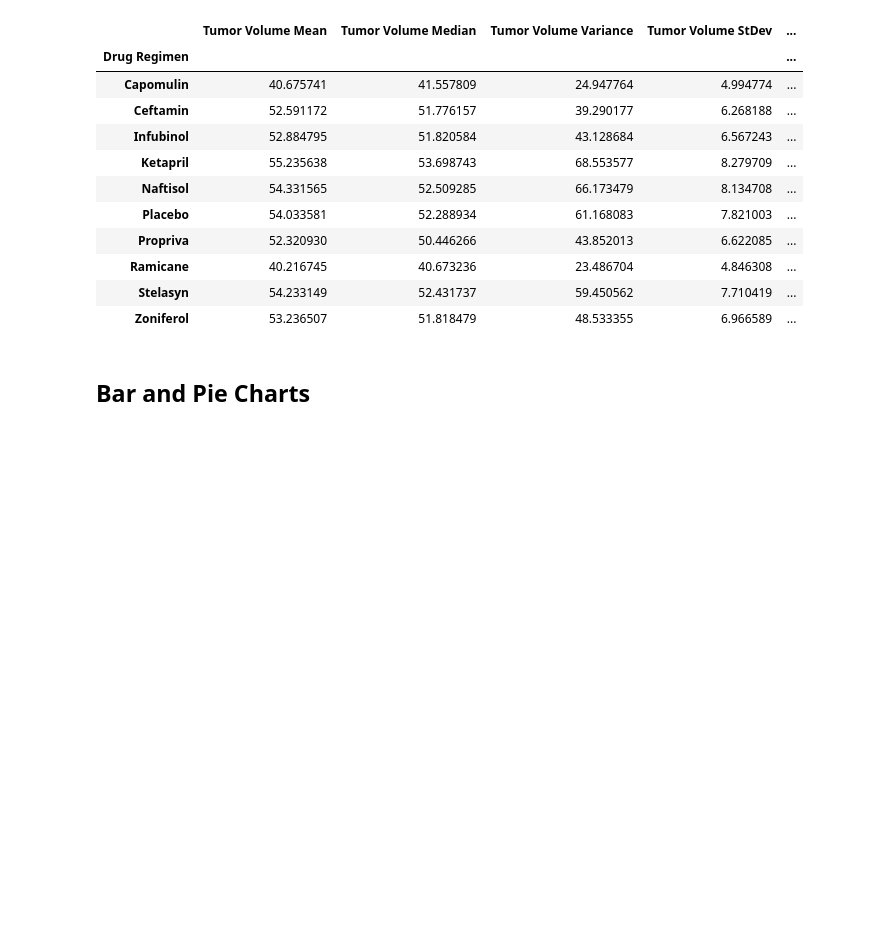
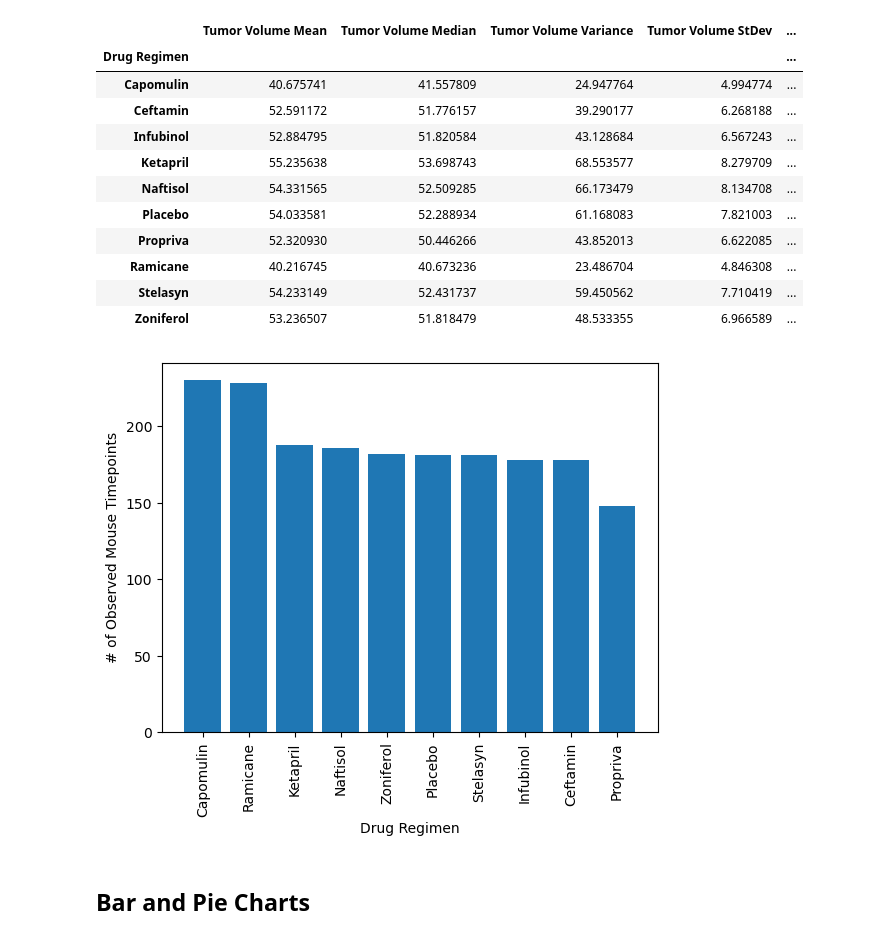
Before and after one commit to eeneedles/data-visualization-challenge, a Jupyter notebook: Pymaceuticals/pymaceuticals_starter.ipynb, the cells around one changed output. Cells and saved outputs as stored; diff of their text form; code cells hidden in the pictures; blank space fills up the shorter version.

Commit message:
added code for the creation of bar and pie charts

```diff
--- a/Pymaceuticals/pymaceuticals_starter.ipynb
+++ b/Pymaceuticals/pymaceuticals_starter.ipynb
@@ -137,6 +139,18 @@ pd.DataFrame({
 # and SEM of the tumor volume for each regimen (only one method is required in the solution)
 
 # Using the aggregation method, produce the same summary statistics in a single line
+# %%
+time_points = clean_study_df["Drug Regimen"].value_counts()
+time_points
+
+plt.bar(time_points.index.values, time_points.values)
+plt.xticks(rotation = "vertical")
+plt.xlabel("Drug Regimen")
+plt.ylabel("# of Observed Mouse Timepoints")
+
+plt.show()
+# %% [output]
+[figure, added]
 # %% [markdown]
 ## Bar and Pie Charts
 # %%
```
Also changed, not shown: parts of 6 cells of this notebook.
